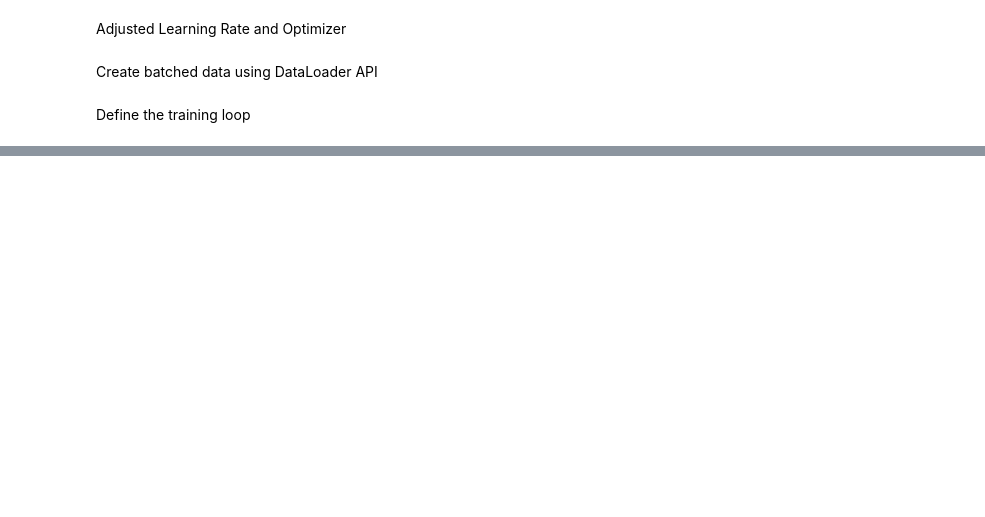
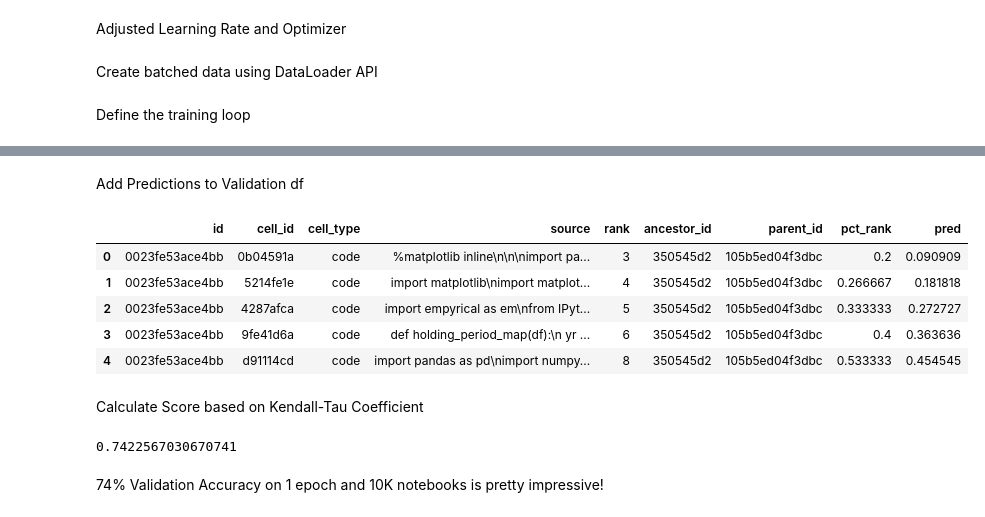
Before and after one commit to suvigyajain0101/AI4Code, a Jupyter notebook: Pytorch_DistilBert.ipynb, the cells around one changed output, grey strips where cells are left out. Saved outputs shown, nothing was run; the diff lists cells and outputs as text; code cells hidden in the pictures; blank space fills up the shorter version.

Commit message:
added validation scores

```diff
--- a/Pytorch_DistilBert.ipynb
+++ b/Pytorch_DistilBert.ipynb
@@ -576,0 +572,23 @@ Validation MSE: 0.0532
+# %% [markdown]
+Add Predictions to Validation df
+# %%
+val_df["pred"] = val_df.groupby(["id", "cell_type"])["rank"].rank(pct=True)
+val_df.loc[val_df["cell_type"] == "markdown", "pred"] = y_pred
+# %%
+val_df.head()
+# %% [output]
+|  | id | cell_id | cell_type | source | rank | ancestor_id | parent_id | pct_rank | pred |
+| 0 | 0023fe53ace4bb | 0b04591a | code | %matplotlib inline\n\n\nimport pa... | 3 | 350545d2 | 105b5ed04f3dbc | 0.2 | 0.090909 |
+| 1 | 0023fe53ace4bb | 5214fe1e | code | import matplotlib\nimport matplot... | 4 | 350545d2 | 105b5ed04f3dbc | 0.266667 | 0.181818 |
+| 2 | 0023fe53ace4bb | 4287afca | code | import empyrical as em\nfrom IPyt... | 5 | 350545d2 | 105b5ed04f3dbc | 0.333333 | 0.272727 |
+| 3 | 0023fe53ace4bb | 9fe41d6a | code | def holding_period_map(df):\n yr ... | 6 | 350545d2 | 105b5ed04f3dbc | 0.4 | 0.363636 |
+| 4 | 0023fe53ace4bb | d91114cd | code | import pandas as pd\nimport numpy... | 8 | 350545d2 | 105b5ed04f3dbc | 0.533333 | 0.454545 |
+# %% [markdown]
+Calculate Score based on Kendall-Tau Coefficient
+# %%
+y_dummy = val_df.sort_values("pred").groupby('id')['cell_id'].apply(list)
+kendall_tau(df_orders.loc[y_dummy.index], y_dummy)
+# %% [output]
+0.7422567030670741
+# %% [markdown]
+74% Validation Accuracy on 1 epoch and 10K notebooks is pretty impressive!
```
Also changed, not shown: parts of 13 cells of this notebook.
